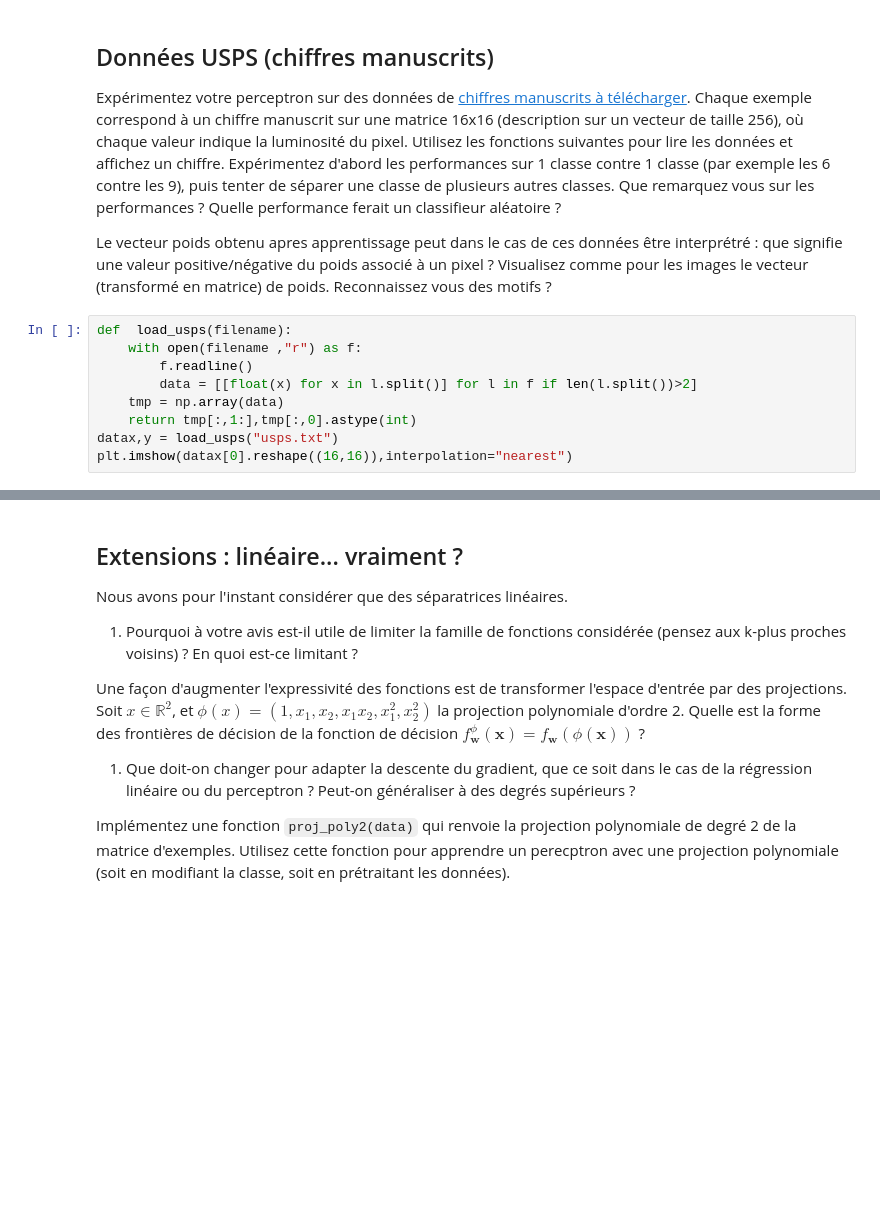
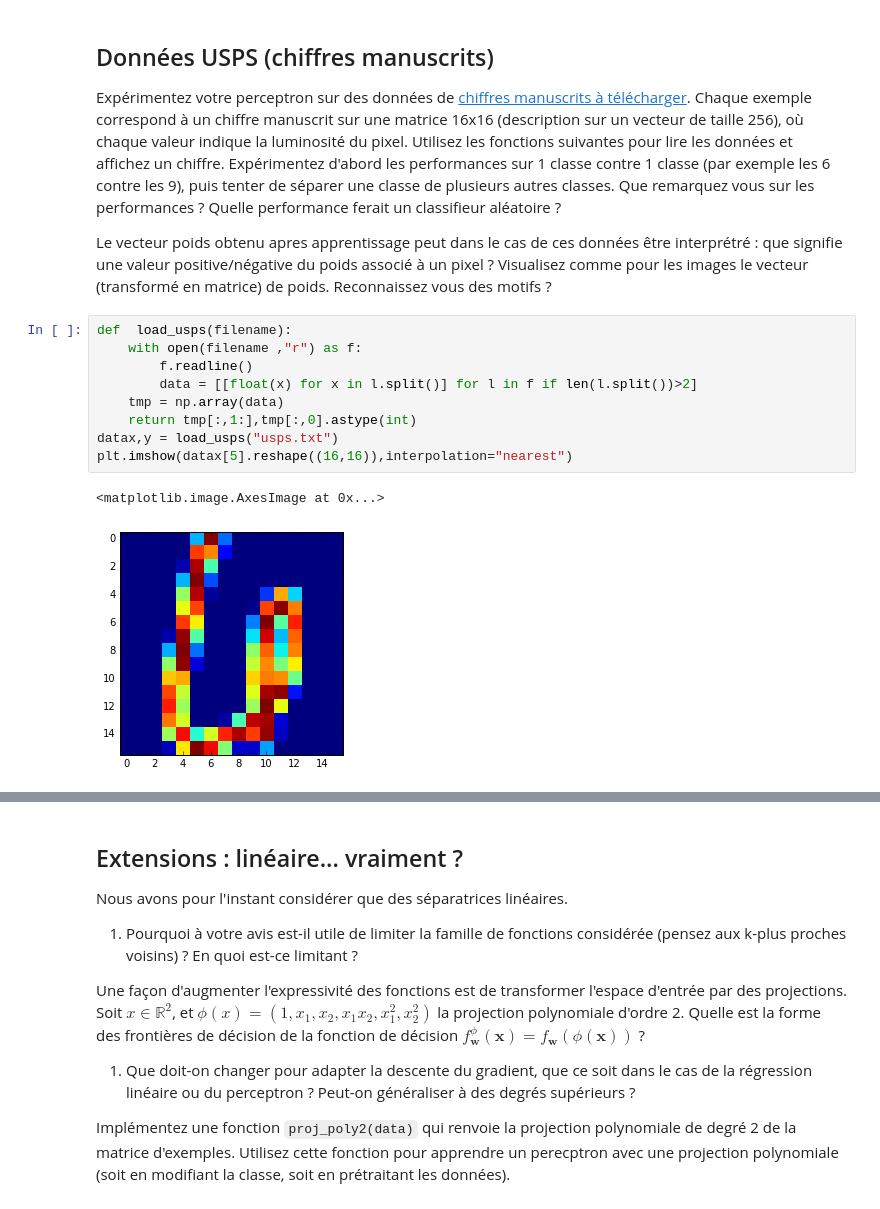
Before and after one commit to alexattia/machine.learning, a Jupyter notebook: TP3-2016.ipynb, the cells around one changed output, grey strips where cells are left out. Drawn from its saved outputs; the diff is of its cells as text; blank space fills up the shorter version.

```diff
--- a/TP3-2016.ipynb
+++ b/TP3-2016.ipynb
@@ -381,9 +325,12 @@ Le vecteur poids obtenu apres apprentissage peut dans le cas de ces données êt
 # %%
 def  load_usps(filename):
     with open(filename ,"r") as f:
         f.readline()
         data = [[float(x) for x in l.split()] for l in f if len(l.split())>2]
     tmp = np.array(data)
     return tmp[:,1:],tmp[:,0].astype(int)
 datax,y = load_usps("usps.txt")
-plt.imshow(datax[0].reshape((16,16)),interpolation="nearest")
+plt.imshow(datax[5].reshape((16,16)),interpolation="nearest")
+# %% [output]
+<matplotlib.image.AxesImage at 0x...>
+[figure, added]
```
Also changed, not shown: parts of 10 cells of this notebook.
